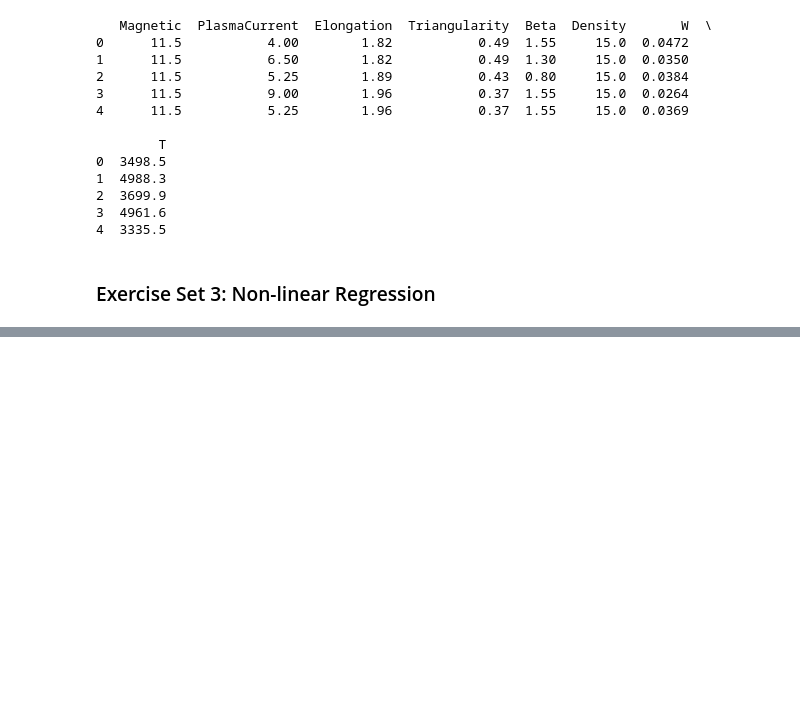
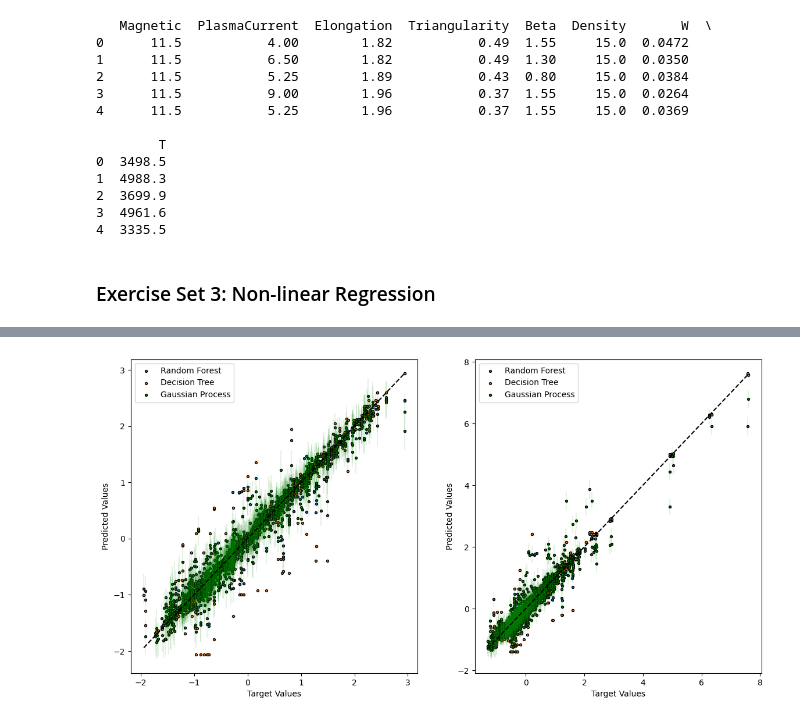
Before and after one commit to AdamBedel/ners590, a Jupyter notebook: bedel_lab3.ipynb, the cells around one changed output, grey strips where cells are left out. Drawn from its saved outputs; the diff is of its cells as text; code cells hidden in the pictures; blank space fills up the shorter version.

```diff
--- a/bedel_lab3.ipynb
+++ b/bedel_lab3.ipynb
@@ -153,3 +153,34 @@ Ytrain = yscaler.fit_transform(ytrain)
 Ytest = yscaler.transform(ytest)
 # %% [markdown]
 <h3> Exercise Set 3: Non-linear Regression
+# %%
+# Exercise Set 3 (a)
+dt = DecisionTreeRegressor(min_samples_split=3)
+dt.fit(Xtrain, Ytrain)
+Ydt=dt.predict(Xtest)
+
+# Exercise Set 3 (b)
+rf = RandomForestRegressor(n_estimators=200)
+rf.fit(Xtrain, Ytrain)
+Yrf=rf.predict(Xtest)
+
+# Exercise Set 3 (c)
+gb = MultiOutputRegressor(GradientBoostingRegressor(n_estimators=300))
+gb.fit(Xtrain, Ytrain)
+Ygb=gb.predict(Xtest)
+
+# Exercise Set 3 (d)
+
+#Define a composite kernel
+k = ConstantKernel(constant_value=1) + \
+WhiteKernel(noise_level=1) + \
+Matern(length_scale=1, nu=1.5)
+
+gp = GaussianProcessRegressor(kernel=k)
+gp.fit(Xtrain, Ytrain)
+Ygp, Ygpstd=gp.predict(Xtest, return_std=True)
+
+# Exercise Set 3 (e)
+lr = LinearRegression()
+lr.fit(Xtrain, Ytrain)
+Ylr=lr.predict(Xtest)
@@ -155,0 +210,15 @@ Ytest = yscaler.transform(ytest)
+# %%
+fig, ax = plt.subplots(1,2, figsize=(14,7))
+for i in [0,1]:
+    ax[i].scatter(Ytest[:,i], Yrf[:,i], label="Random Forest", edgecolor='black', s=8)
+    ax[i].scatter(Ytest[:,i], Ydt[:,i], label="Decision Tree", edgecolor='black', s=8)
+    ax[i].scatter(Ytest[:,i], Ygp[:,i], label="Gaussian Process", s=8, color='g', edgecolor='black')
+    ax[i].errorbar(Ytest[:,i], Ygp[:,i], yerr=Ygpstd[:,i], fmt="o", color='g', alpha=0.1, markersize=0)
+    ax[i].legend()
+    ax[i].set_xlabel("Target Values")
+    ax[i].set_ylabel("Predicted Values")
+    ax[i].plot([min(Ytest[:,i]), max(Ytest[:,i])], [min(Ytest[:,i]), max(Ytest[:,i])], color='black', linestyle='--')
+
+plt.show()
+# %% [output]
+[figure, added]
```
Also changed, not shown: parts of 1 cell of this notebook.
